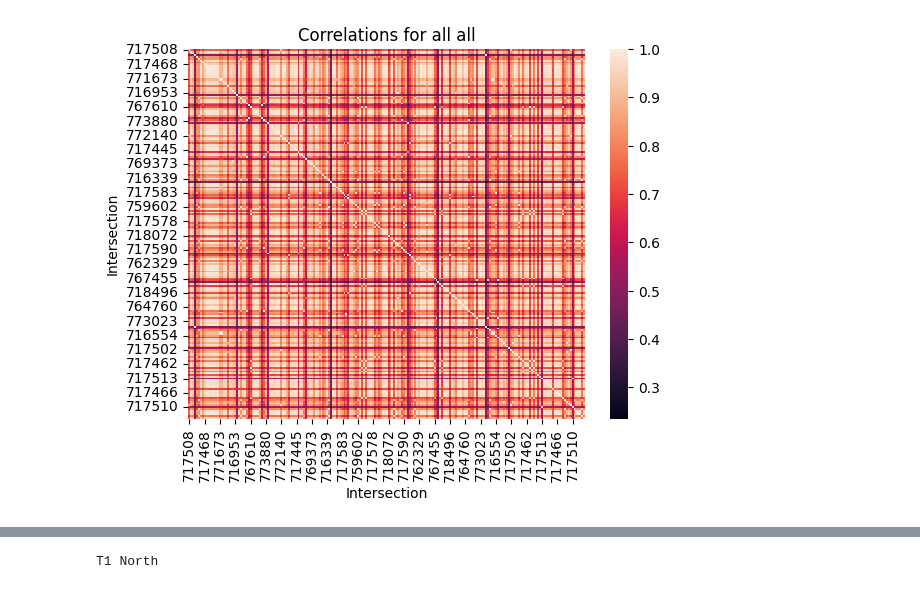
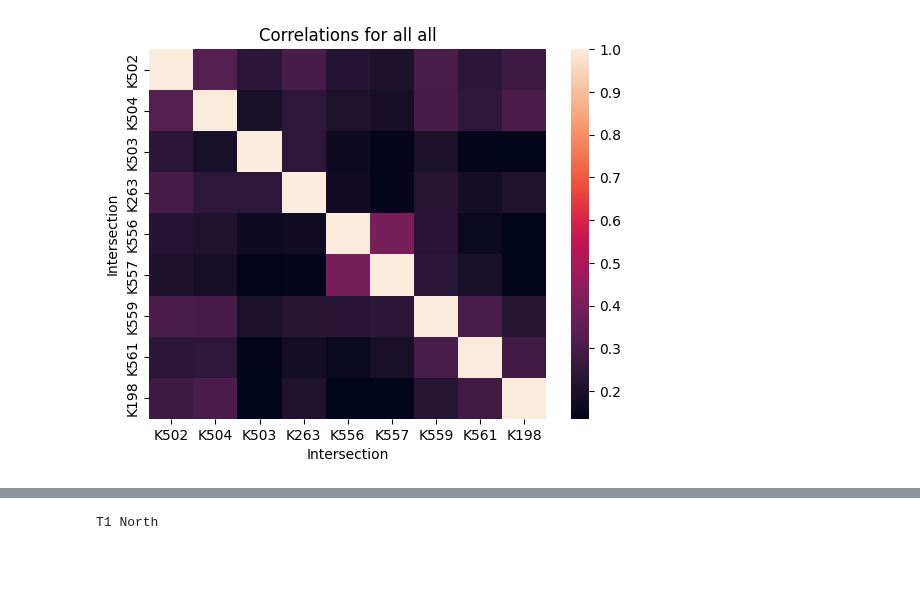
Before and after one commit to himanshudce/OWRI, a Jupyter notebook: notebooks/correlation_analysis.ipynb, the cells around one changed output, grey strips where cells are left out. Cells and saved outputs as stored; diff of their text form; code cells hidden in the pictures; blank space fills up the shorter version.

```diff
--- a/notebooks/correlation_analysis.ipynb
+++ b/notebooks/correlation_analysis.ipynb
@@ -49 +45,7 @@ def base_df_metr(start_date = '2012-02-05', end_date = '2012-07-28'):
+# %%
+# declare the variables
+data_name = 'hauge'
+MODELS = ["AE", "DAE", "HST", "PW-AE", "xStream", "Kit-Net", "ILOF"]
+# MODELS = ["AE"]
+thresholds = [0, 0.1, 0.2, 0.3, 0.4, 0.5, 0.6,0.7,0.8,0.9, 1]
 # %%
@@ -66 +93,7 @@ def base_df_metr(start_date = '2012-02-05', end_date = '2012-07-28'):
+# %%
+# declare the variables
+data_name = 'METR-LA'
+MODELS = ["AE", "DAE", "HST", "PW-AE", "xStream", "Kit-Net", "ILOF"]
+# MODELS = ["AE"]
+thresholds = [0, 0.1, 0.2, 0.3, 0.4, 0.5, 0.6,0.7,0.8,0.9, 1]
 # %%
@@ -120,4 +137,6 @@ normalized_df[normalized_df>0.5].dropna().corr()
 # %%
-# save the results as pickle file
-with open(f'../results/{data_name}/outlier_scores/{model}/correlated_results.pickle', 'wb') as f:
-    pickle.dump(correlated_results,f)
+# load the outlier score for haugue dataset
+data_name = 'hauge'
+model_name = 'PW-AE'
+with open(f'../results/{data_name}/outlier_scores/{model_name}/correlated_results.pickle', 'rb') as f:
+    correlated_results = pickle.load(f)
@@ -123,0 +148,3 @@ with open(f'../results/{data_name}/outlier_scores/{model}/correlated_results.pic
+# %%
+df = correlated_results['T2_South']
+df
@@ -131,7 +192,7 @@ def plot_heatmap(df, trajectory,direction):
     plt.show()
     return
 # %%
-df = correlated_results['df']
+df = correlated_results['T1_North']
 plot_heatmap(df, 'all','all')
 # %% [output]
-[figure, old version]
+[figure, new version]
```
Also changed, not shown: parts of 14 cells of this notebook, 19 other files.
